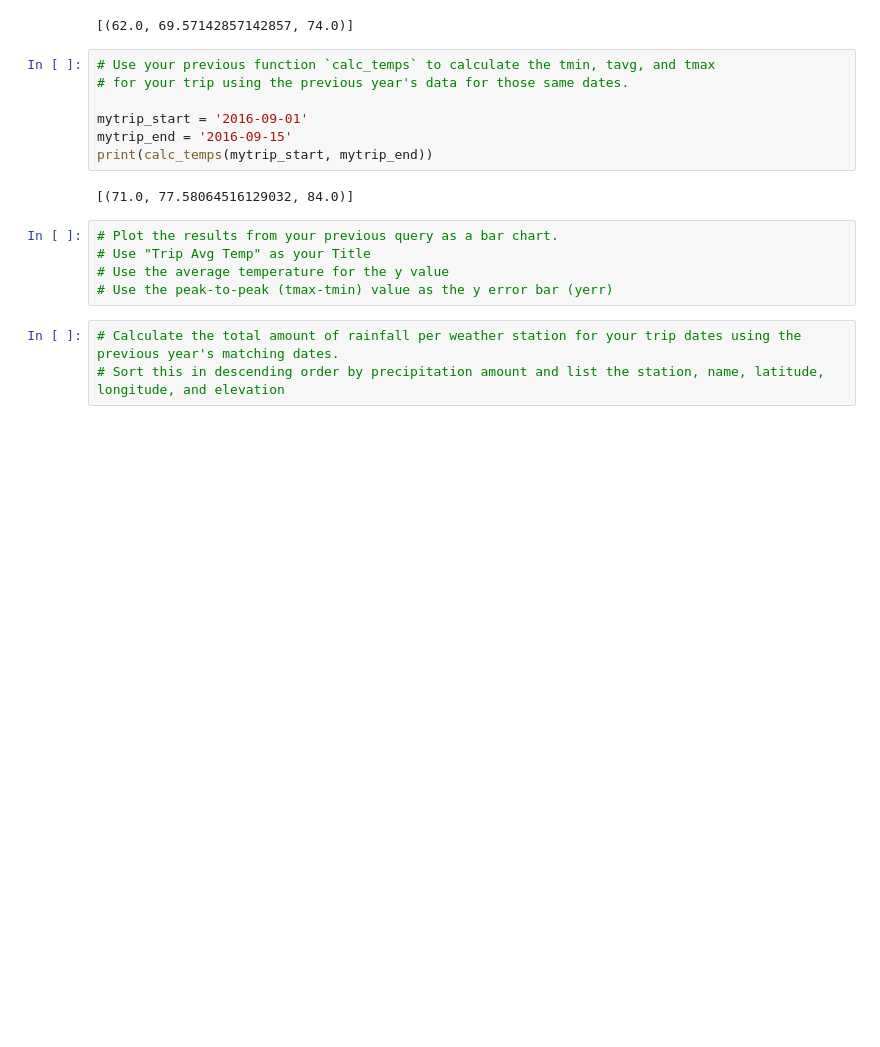
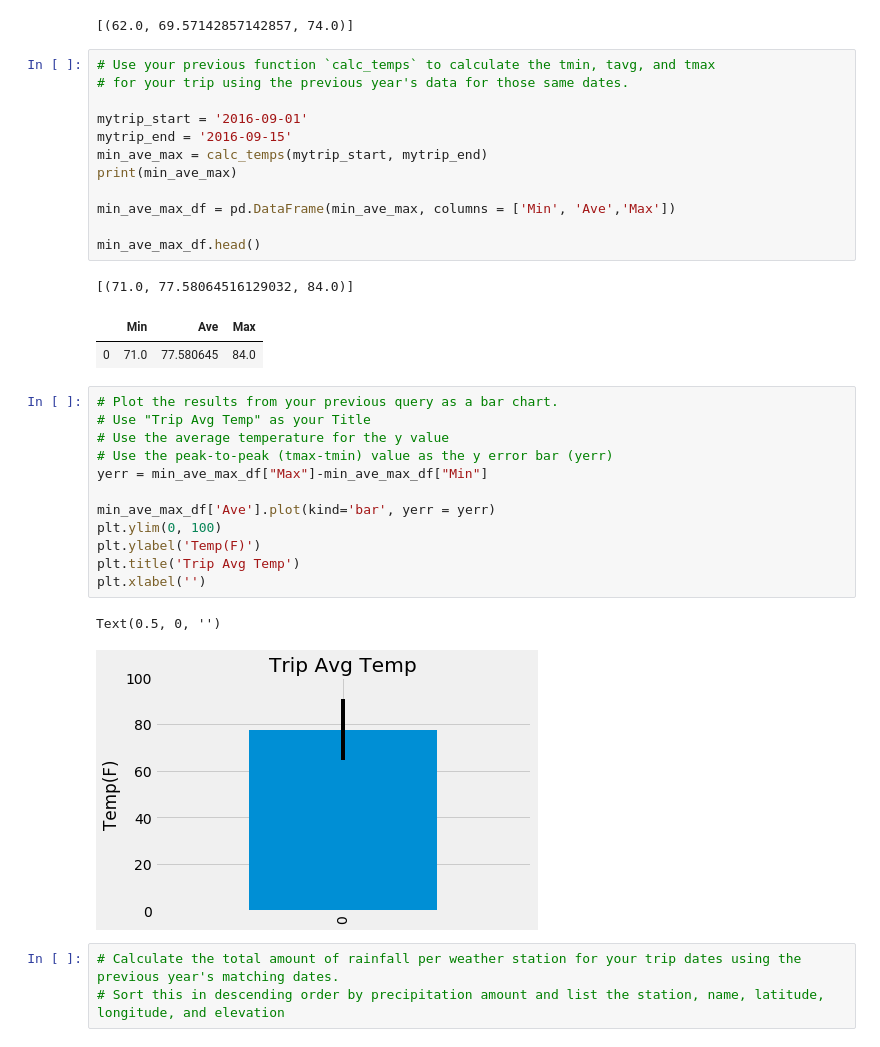
Before and after one commit to JKx2020/sqlalchemy-challenge, a Jupyter notebook: climate_starter.ipynb, the cells around one changed output. Drawn from its saved outputs; the diff is of its cells as text; blank space fills up the shorter version.

Commit message:
trip avg temp

```diff
--- a/climate_starter.ipynb
+++ b/climate_starter.ipynb
@@ -278,14 +278,31 @@ print(calc_temps('2012-02-28', '2012-03-05'))
 
 mytrip_start = '2016-09-01'
 mytrip_end = '2016-09-15'
-print(calc_temps(mytrip_start, mytrip_end))
+min_ave_max = calc_temps(mytrip_start, mytrip_end)
+print(min_ave_max)
+
+min_ave_max_df = pd.DataFrame(min_ave_max, columns = ['Min', 'Ave','Max'])
+
+min_ave_max_df.head()
 # %% [output]
 [(71.0, 77.58064516129032, 84.0)]
+|  | Min | Ave | Max |
+| 0 | 71.0 | 77.580645 | 84.0 |
 # %%
 # Plot the results from your previous query as a bar chart.
 # Use "Trip Avg Temp" as your Title
 # Use the average temperature for the y value
 # Use the peak-to-peak (tmax-tmin) value as the y error bar (yerr)
+yerr = min_ave_max_df["Max"]-min_ave_max_df["Min"]
+
+min_ave_max_df['Ave'].plot(kind='bar', yerr = yerr)
+plt.ylim(0, 100)
+plt.ylabel('Temp(F)')
+plt.title('Trip Avg Temp')
+plt.xlabel('')
+# %% [output]
+Text(0.5, 0, '')
+[figure, added]
 # %%
 # Calculate the total amount of rainfall per weather station for your trip dates using the previous year's matching dates.
 # Sort this in descending order by precipitation amount and list the station, name, latitude, longitude, and elevation
```
